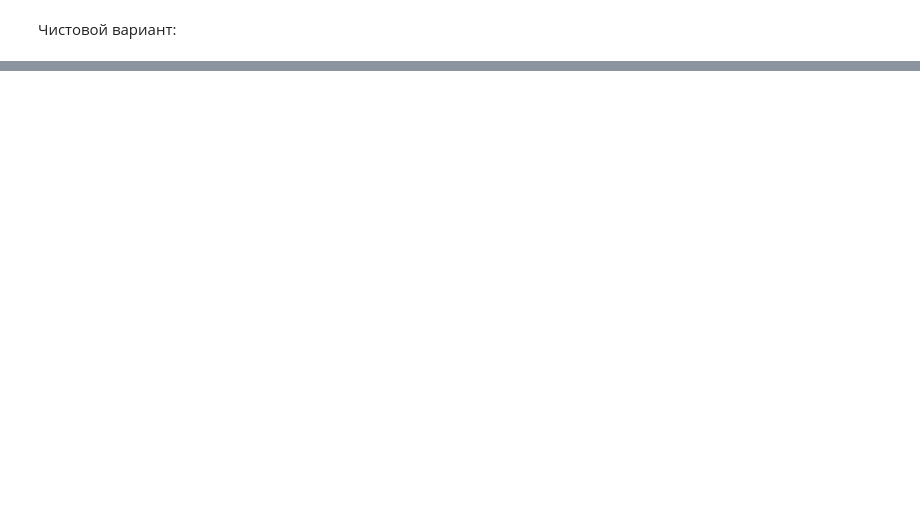
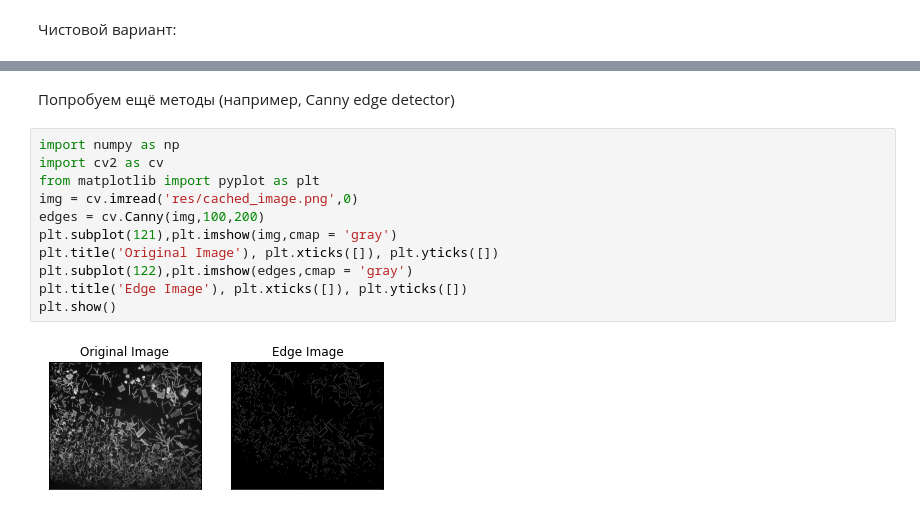
Before and after one commit to dyed-eye/apfsem, a Jupyter notebook: contours.ipynb, the cells around one changed output, grey strips where cells are left out. Saved outputs shown, nothing was run; the diff lists cells and outputs as text; blank space fills up the shorter version.

```diff
--- a/contours.ipynb
+++ b/contours.ipynb
@@ -270,0 +319,15 @@ plt.show()
+# %% [markdown]
+Попробуем ещё методы (например, Canny edge detector)
+# %%
+import numpy as np
+import cv2 as cv
+from matplotlib import pyplot as plt
+img = cv.imread('res/cached_image.png',0)
+edges = cv.Canny(img,100,200)
+plt.subplot(121),plt.imshow(img,cmap = 'gray')
+plt.title('Original Image'), plt.xticks([]), plt.yticks([])
+plt.subplot(122),plt.imshow(edges,cmap = 'gray')
+plt.title('Edge Image'), plt.xticks([]), plt.yticks([])
+plt.show()
+# %% [output]
+[figure, added]
```
Also changed, not shown: parts of 9 cells of this notebook, 7 other files.
